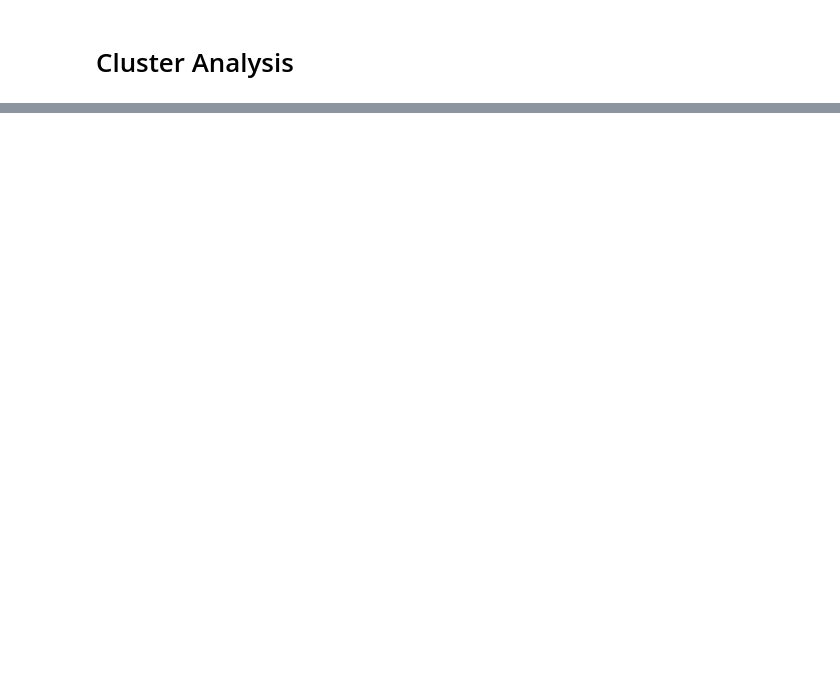
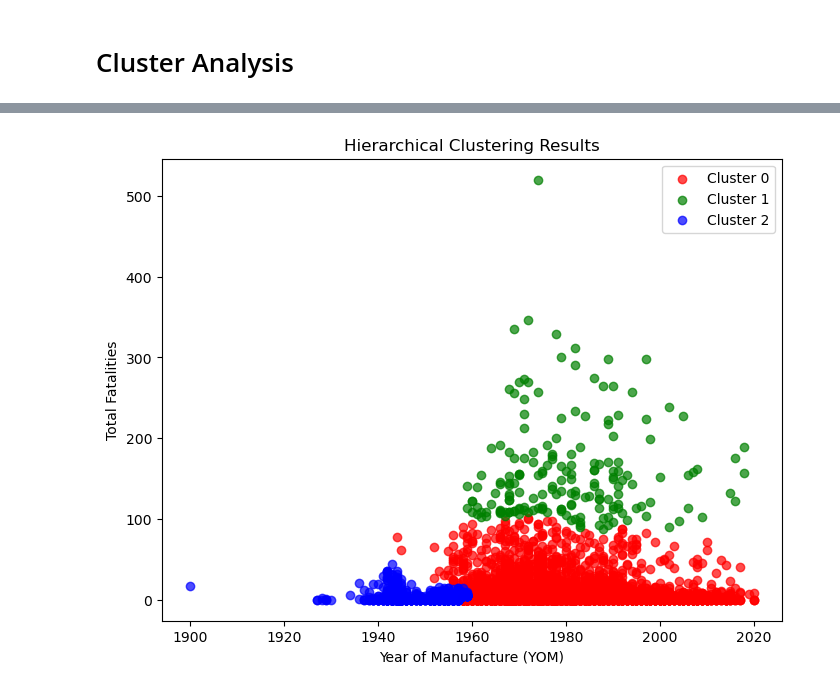
Before and after one commit to heitorgaf/Machine-Learning-for-Business, a Jupyter notebook: MLBus_HDipData_CA1.ipynb, the cells around one changed output, grey strips where cells are left out. Saved outputs shown, nothing was run; the diff lists cells and outputs as text; code cells hidden in the pictures; blank space fills up the shorter version.

```diff
--- a/MLBus_HDipData_CA1.ipynb
+++ b/MLBus_HDipData_CA1.ipynb
@@ -1117,0 +1189,32 @@ MAPE(y_true, predictions)
+# %%
+# Initialize the AgglomerativeClustering model
+n_clusters = 3  # Adjust the number of clusters as needed
+agglomerative = AgglomerativeClustering(n_clusters=n_clusters)
+
+# Fit the model to your scaled data
+cluster_labels = agglomerative.fit_predict(scaled_features)
+
+# Define colors for each cluster
+cluster_colors = ['red', 'green', 'blue']
+
+# Add the cluster labels to your original dataset
+cluster_df['HR_labels'] = agglomerative.labels_
+
+# Plot the clusters
+plt.figure(figsize=(8, 6))
+for label in range(n_clusters):
+    plt.scatter(
+        features['YOM'][cluster_labels == label],
+        features['Total fatalities'][cluster_labels == label],
+        label=f'Cluster {label}',
+        c=cluster_colors[label],
+        alpha=0.7
+    )
+
+plt.title('Hierarchical Clustering Results')
+plt.xlabel('Year of Manufacture (YOM)')
+plt.ylabel('Total Fatalities')
+plt.legend()
+plt.show()
+# %% [output]
+[figure, added]
```
Also changed, not shown: parts of 72 cells of this notebook.
